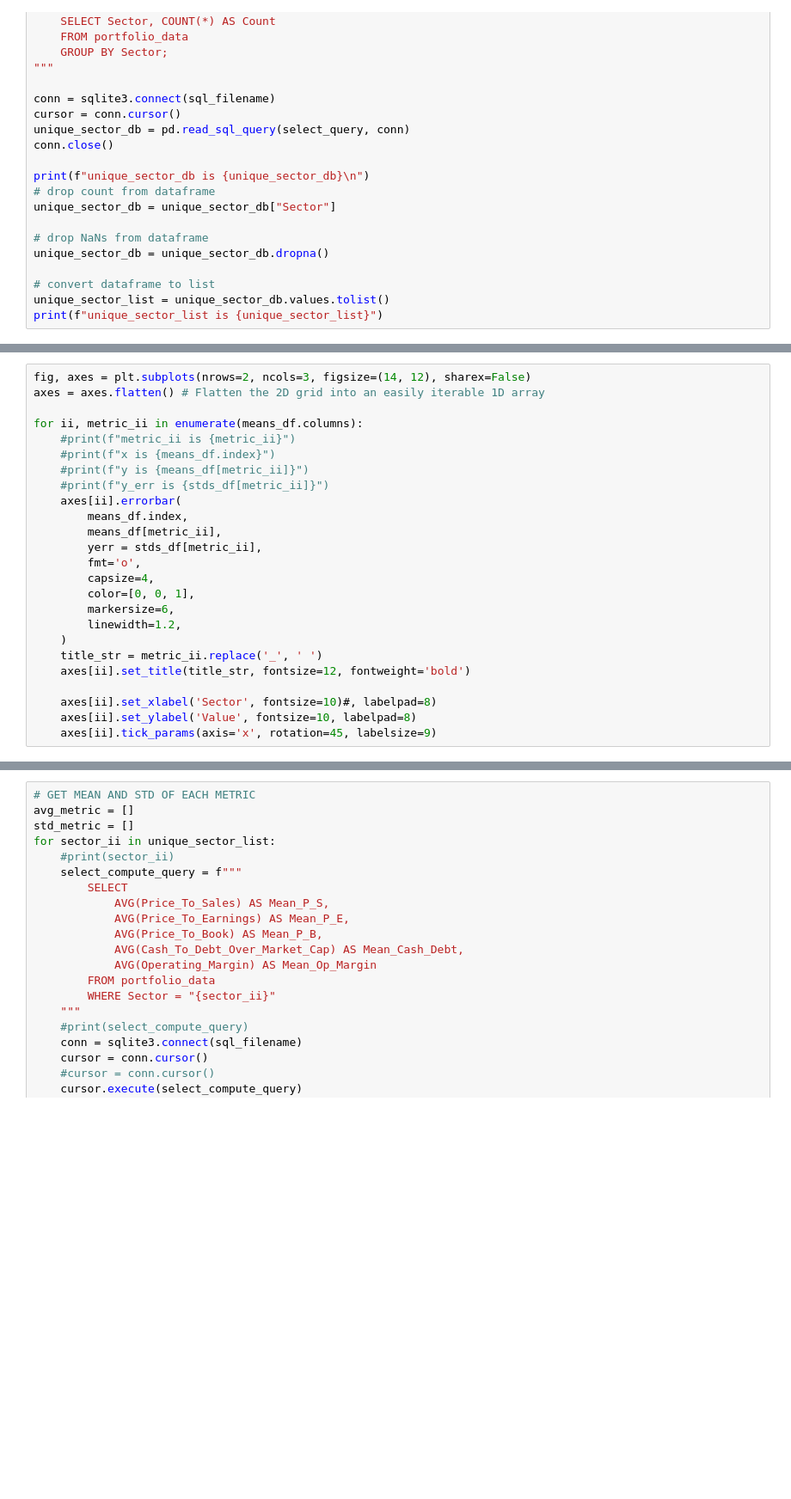
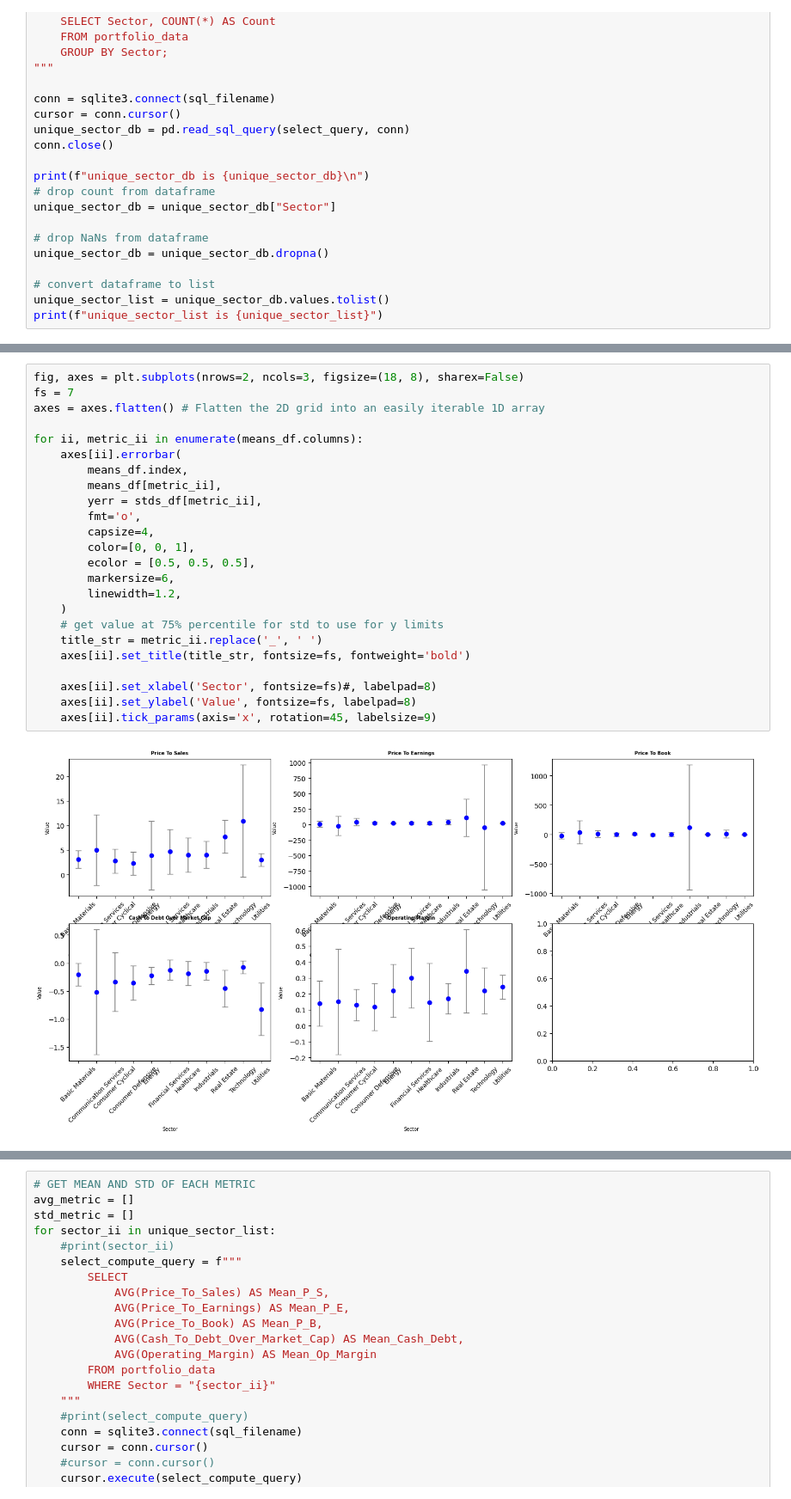
Before and after one commit to mpogash/AIML_Demonstrations, a Jupyter notebook: random_forest_sector_predictor_sandbox.ipynb, the cells around one changed output, grey strips where cells are left out. Shown at 86% size. Saved outputs shown, nothing was run; the diff lists cells and outputs as text; blank space fills up the shorter version.

Commit message:
Update random_forest_sector_predictor_sandbox.ipynb
functional but bad performance

```diff
--- a/random_forest_sector_predictor_sandbox.ipynb
+++ b/random_forest_sector_predictor_sandbox.ipynb
@@ -88,25 +86,26 @@ Utilities                                   0.466962          0.075475
 # %%
-fig, axes = plt.subplots(nrows=2, ncols=3, figsize=(14, 12), sharex=False)
+fig, axes = plt.subplots(nrows=2, ncols=3, figsize=(18, 8), sharex=False)
+fs = 7
 axes = axes.flatten() # Flatten the 2D grid into an easily iterable 1D array
 
 for ii, metric_ii in enumerate(means_df.columns):
-    #print(f"metric_ii is {metric_ii}")
-    #print(f"x is {means_df.index}")
-    #print(f"y is {means_df[metric_ii]}")
-    #print(f"y_err is {stds_df[metric_ii]}")
     axes[ii].errorbar(
         means_df.index,
         means_df[metric_ii],
         yerr = stds_df[metric_ii],
         fmt='o',
         capsize=4,
         color=[0, 0, 1],
+        ecolor = [0.5, 0.5, 0.5],
         markersize=6,
         linewidth=1.2,
     )
+    # get value at 75% percentile for std to use for y limits
     title_str = metric_ii.replace('_', ' ')
-    axes[ii].set_title(title_str, fontsize=12, fontweight='bold')
+    axes[ii].set_title(title_str, fontsize=fs, fontweight='bold')
 
-    axes[ii].set_xlabel('Sector', fontsize=10)#, labelpad=8)
-    axes[ii].set_ylabel('Value', fontsize=10, labelpad=8)
+    axes[ii].set_xlabel('Sector', fontsize=fs)#, labelpad=8)
+    axes[ii].set_ylabel('Value', fontsize=fs, labelpad=8)
     axes[ii].tick_params(axis='x', rotation=45, labelsize=9)
+# %% [output]
+[figure, added]
```
Also changed, not shown: parts of 12 cells of this notebook.
